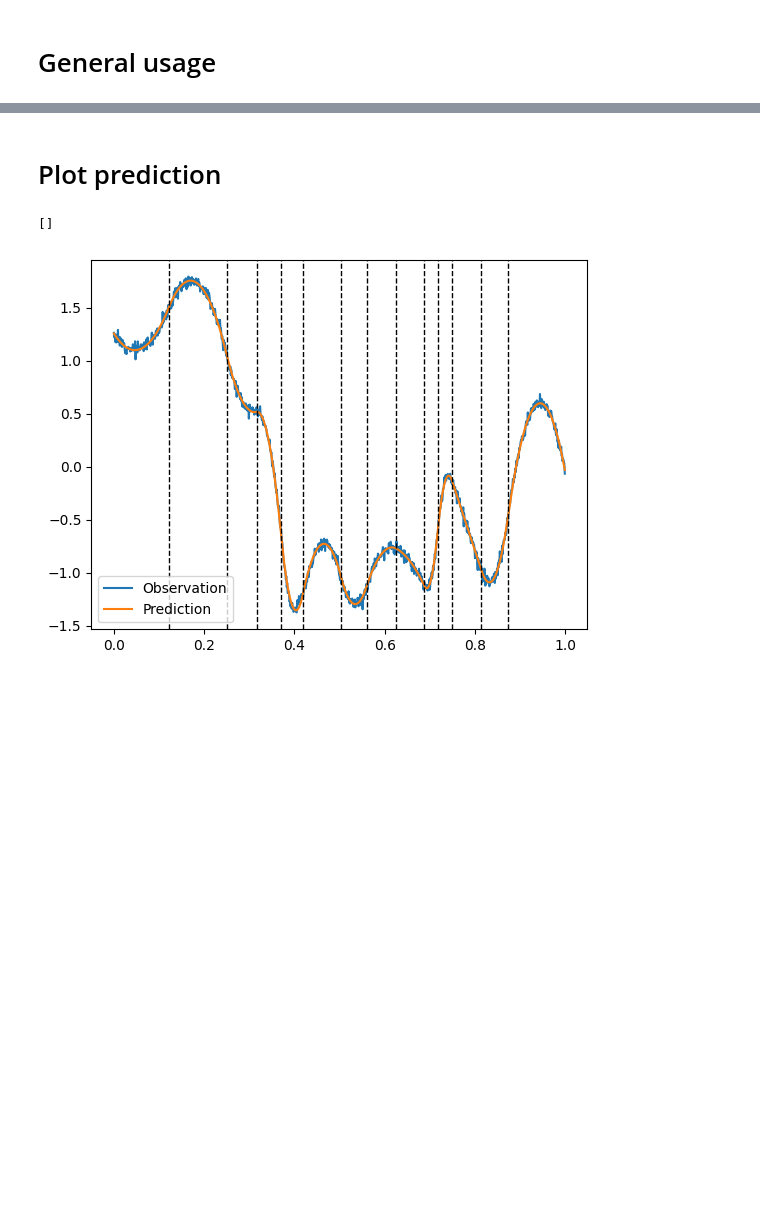
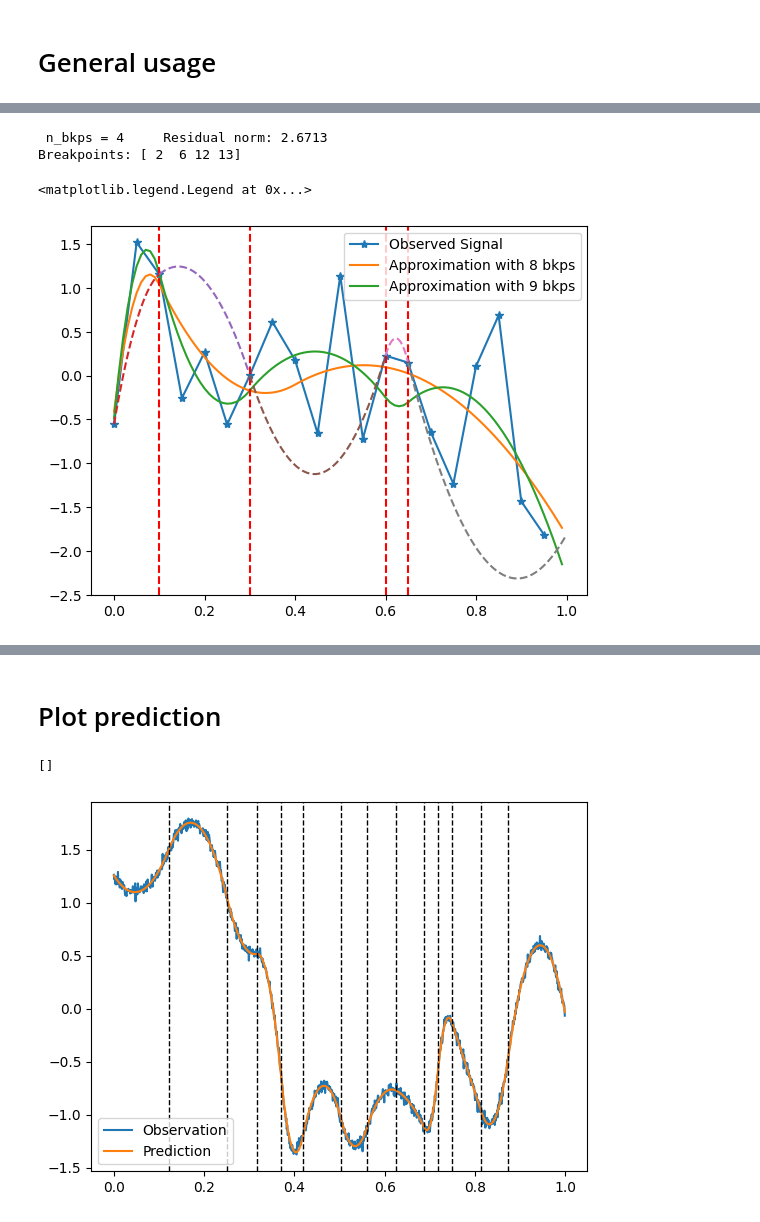
Before and after one commit to nicolascecchi/splineop, a Jupyter notebook: example/example.ipynb, the cells around one changed output, grey strips where cells are left out. Drawn from its saved outputs; the diff is of its cells as text; code cells hidden in the pictures; blank space fills up the shorter version.

```diff
--- a/example/example.ipynb
+++ b/example/example.ipynb
@@ -44,0 +163,22 @@ array([121, 250, 316, 370, 419, 503, 560, 625, 688, 717, 749, 814, 873])
+# %%
+plt.plot(x, signal, "-*", label="Observed Signal")
+plt.plot(xx, spl(xx).squeeze(), label="Approximation with 8 bkps")
+
+n_bkps = 4
+model.predict(n_bkps)
+approx_9, spl = compute_prediction(signal, model.bkps)
+residual_norm = np.linalg.norm(signal - approx_9)
+print(f"{ n_bkps = }\tResidual norm: {residual_norm:.4f}")
+xx = np.linspace(0, 1, 100, False)
+plt.plot(xx, spl(xx).squeeze(), label="Approximation with 9 bkps")
+for b in model.bkps:
+    plt.axvline(b / signal.shape[0], color="red", linestyle="--")
+# plt.ylim(-1, 20)
+print(f"Breakpoints: {model.bkps}")
+plot_approx_of_op(signal, model.bkps.tolist(), v=speeds[0, 0])
+plt.legend()
+# %% [output]
+ n_bkps = 4     Residual norm: 2.6713
+Breakpoints: [ 2  6 12 13]
+<matplotlib.legend.Legend at 0x...>
+[figure, added]
```
Also changed, not shown: parts of 15 cells of this notebook.
